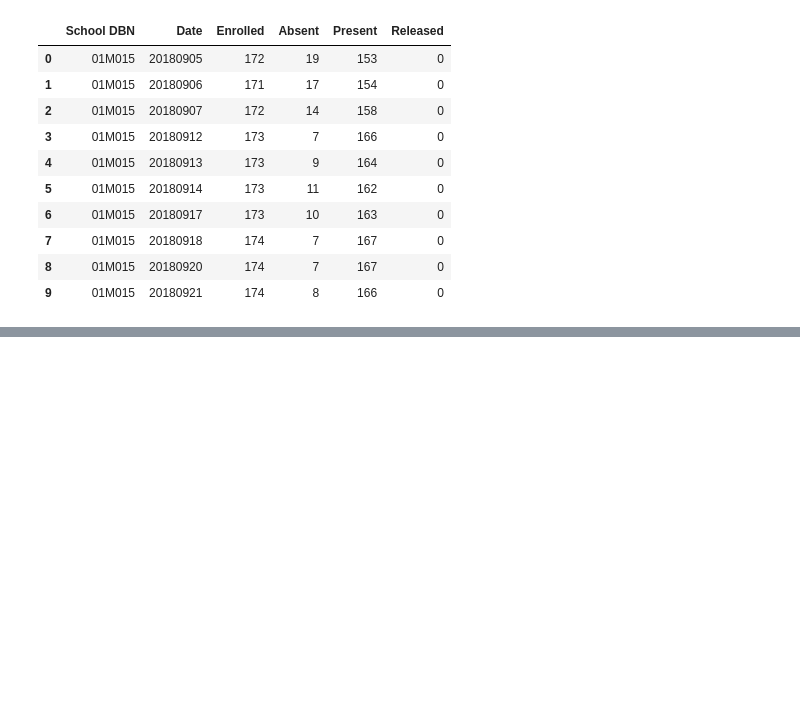
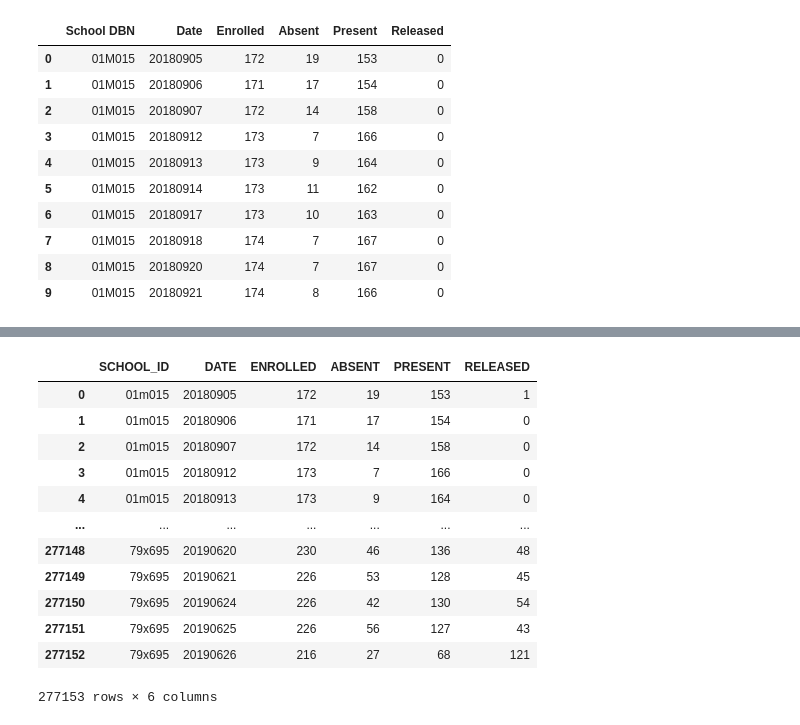
Before and after one commit to blazej32/pandas-tutorial, a Jupyter notebook: part5_updating_rows_and_columns.ipynb, the cells around one changed output, grey strips where cells are left out. Saved outputs shown, nothing was run; the diff lists cells and outputs as text; code cells hidden in the pictures; blank space fills up the shorter version.

```diff
--- a/part5_updating_rows_and_columns.ipynb
+++ b/part5_updating_rows_and_columns.ipynb
@@ -16,0 +88,3 @@ attendance_df.head(10)
+# %%
+attendance_df.loc[0, 'RELEASED'] = 1
+attendance_df.loc[0]
@@ -16,0 +103,3 @@ attendance_df.head(10)
+# %%
+attendance_df.at[0, 'RELEASED'] = 1
+attendance_df.loc[0]
@@ -16,0 +114,17 @@ attendance_df.head(10)
+# %%
+attendance_df['SCHOOL_ID'] = attendance_df['SCHOOL_ID'].str.lower()
+attendance_df
+# %% [output]
+|  | SCHOOL_ID | DATE | ENROLLED | ABSENT | PRESENT | RELEASED |
+| 0 | 01m015 | 20180905 | 172 | 19 | 153 | 1 |
+| 1 | 01m015 | 20180906 | 171 | 17 | 154 | 0 |
+| 2 | 01m015 | 20180907 | 172 | 14 | 158 | 0 |
+| 3 | 01m015 | 20180912 | 173 | 7 | 166 | 0 |
+| 4 | 01m015 | 20180913 | 173 | 9 | 164 | 0 |
+| ... | ... | ... | ... | ... | ... | ... |
+| 277148 | 79x695 | 20190620 | 230 | 46 | 136 | 48 |
+| 277149 | 79x695 | 20190621 | 226 | 53 | 128 | 45 |
+| 277150 | 79x695 | 20190624 | 226 | 42 | 130 | 54 |
+| 277151 | 79x695 | 20190625 | 226 | 56 | 127 | 43 |
+| 277152 | 79x695 | 20190626 | 216 | 27 | 68 | 121 |
+277153 rows × 6 columns
```
Also changed, not shown: parts of 26 cells of this notebook.
